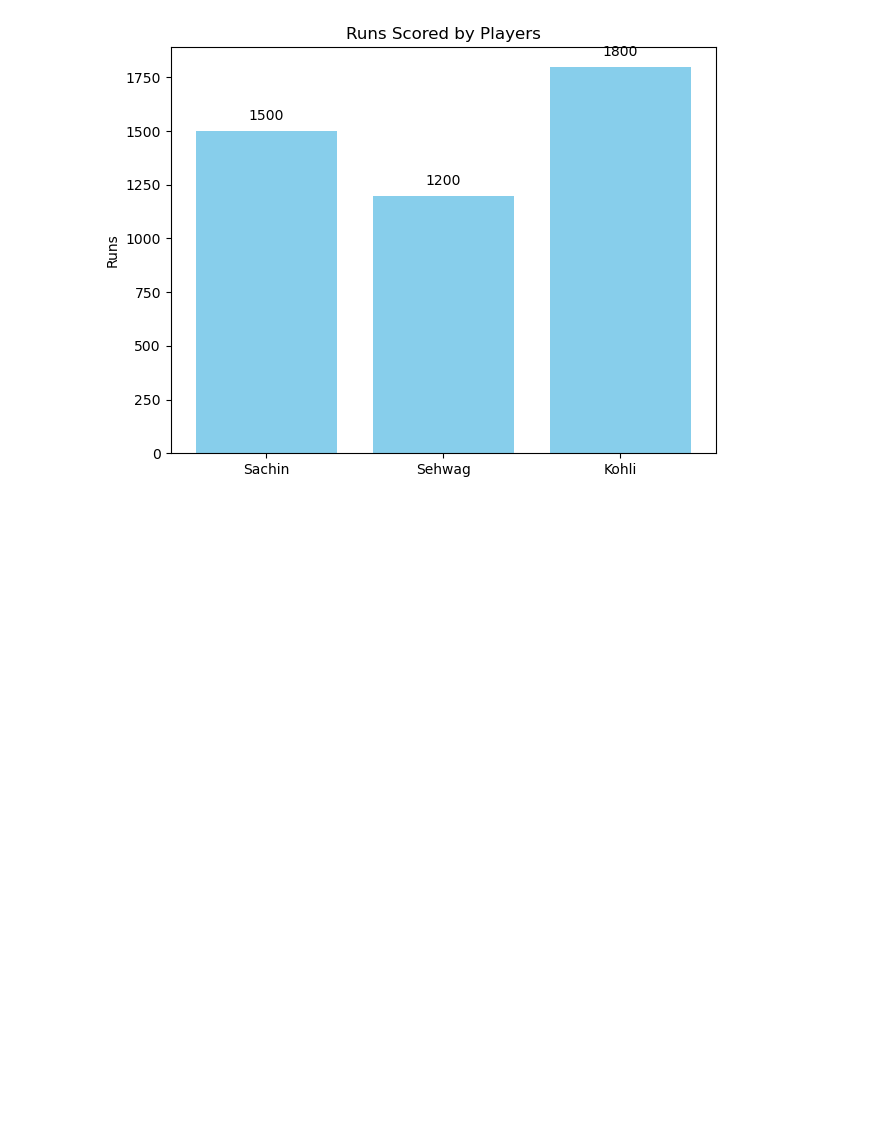
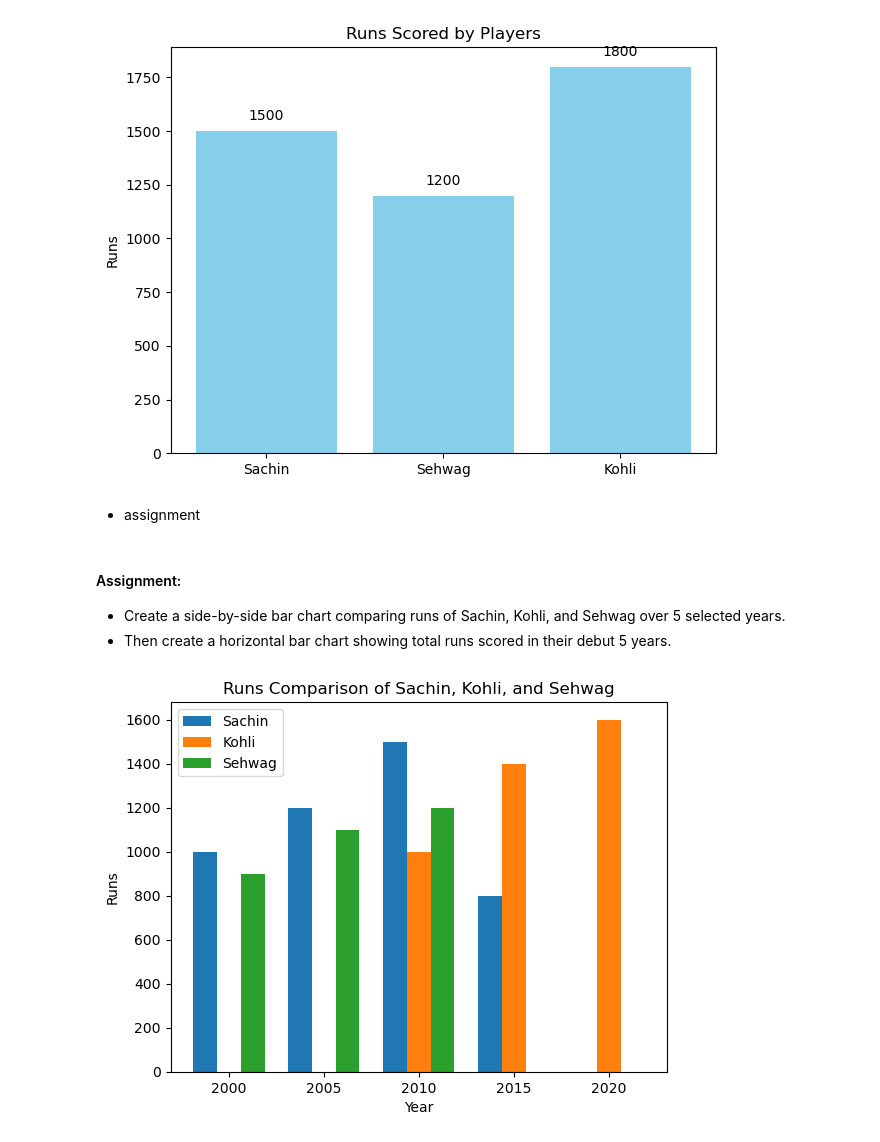
Before and after one commit to omg-CPP/OM-GUPTA-DATA-SCIENCE-REPOSITORY, a Jupyter notebook: 03-Data Visualization/Matplotlib/02-Bar_Plot.ipynb, the cells around one changed output. Cells and saved outputs as stored; diff of their text form; code cells hidden in the pictures; blank space fills up the shorter version.

Commit message:
Bar Charts

```diff
--- a/03-Data Visualization/Matplotlib/02-Bar_Plot.ipynb
+++ b/03-Data Visualization/Matplotlib/02-Bar_Plot.ipynb
@@ -80,3 +80,9 @@ plt.tight_layout()
 plt.show()
 # %% [output]
 [figure]
+# %% [markdown]
+- assignment
+# %% [markdown]
+#### Assignment:
+- Create a side-by-side bar chart comparing runs of Sachin, Kohli, and Sehwag over 5 selected years.
+- Then create a horizontal bar chart showing total runs scored in their debut 5 years.
@@ -82,0 +92,29 @@ plt.show()
+# %%
+# data
+# 5 selected years
+years = [2000, 2005, 2010, 2015, 2020]
+
+# Runs scored in those years
+sachin = [1000, 1200, 1500, 800, 0]
+kohli  = [0, 0, 1000, 1400, 1600]
+sehwag = [900, 1100, 1200, 0, 0]
+# %%
+# 1. Side-by-Side Bar Chart
+x = np.arange(len(years)) # Positions: [0, 1, 2, 3, 4]
+width = 0.25 # Width of each bar
+# Three bars for each year
+plt.bar(x - width, sachin, width, label="Sachin")
+plt.bar(x,         kohli,  width, label="Kohli")
+plt.bar(x + width, sehwag, width, label="Sehwag")
+
+# Replace x-axis numbers with actual years
+plt.xticks(x, years)
+
+# Labels and title
+plt.xlabel("Year")
+plt.ylabel("Runs")
+plt.title("Runs Comparison of Sachin, Kohli, and Sehwag")
+plt.legend()
+plt.show()
+# %% [output]
+[figure, added]
```
Also changed, not shown: parts of 2 cells of this notebook.
